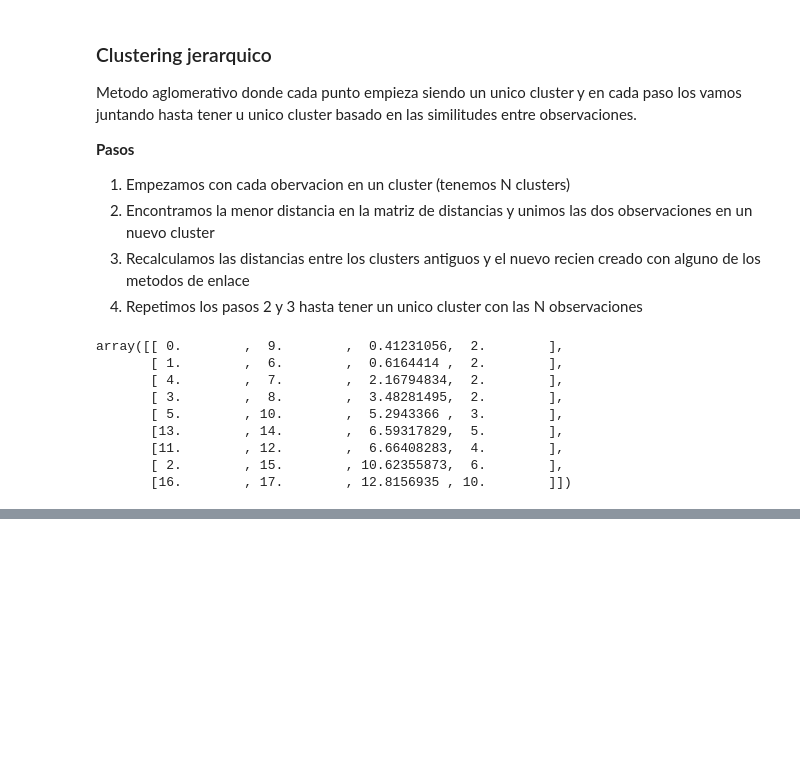
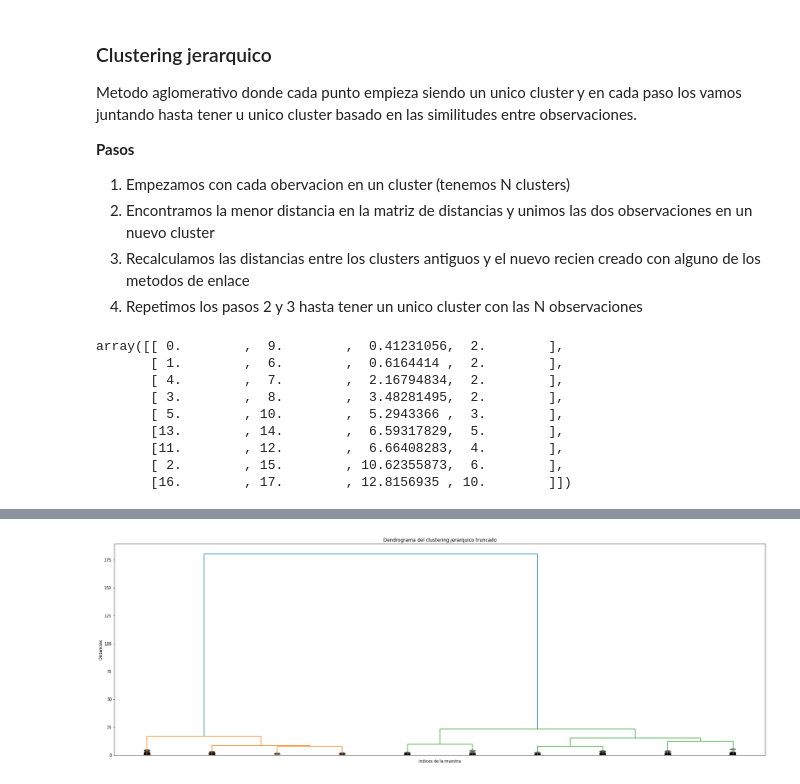
Before and after one commit to LinaTobon/ML_Couse_Udemy, a Jupyter notebook: Clustering/Clustering.ipynb, the cells around one changed output, grey strips where cells are left out. Cells and saved outputs as stored; diff of their text form; code cells hidden in the pictures; blank space fills up the shorter version.

```diff
--- a/Clustering/Clustering.ipynb
+++ b/Clustering/Clustering.ipynb
@@ -144,0 +200,9 @@ c, coph_dist = cophenet(Z,pdist(X))
+# %%
+plt.figure(figsize=(30,10))
+plt.title("Dendrograma del clustering jerarquico truncado")
+plt.xlabel("indices de la muestra")
+plt.ylabel("Distancias")
+dendrogram(Z,leaf_rotation=90.,leaf_font_size=8.0,truncate_mode='lastp',p=10,show_leaf_counts=False,show_contracted=True)
+plt.show()
+# %% [output]
+[figure, added]
```
Also changed, not shown: parts of 13 cells of this notebook.
